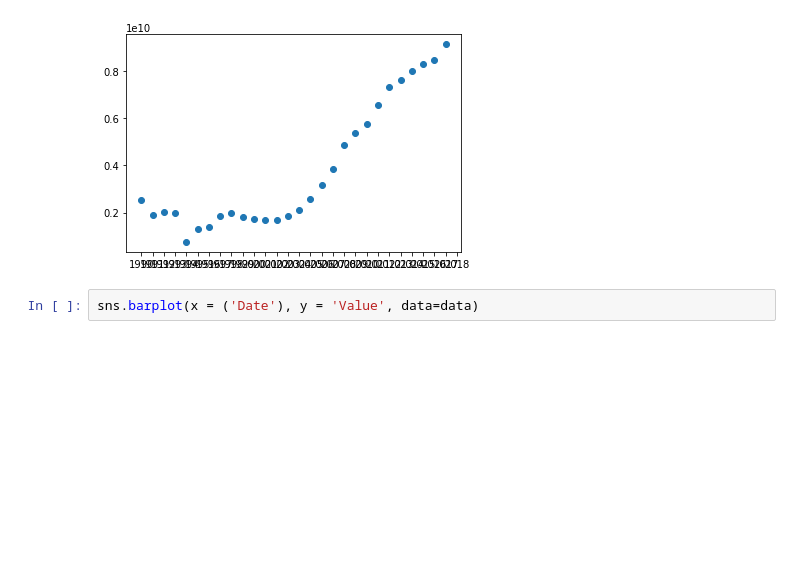
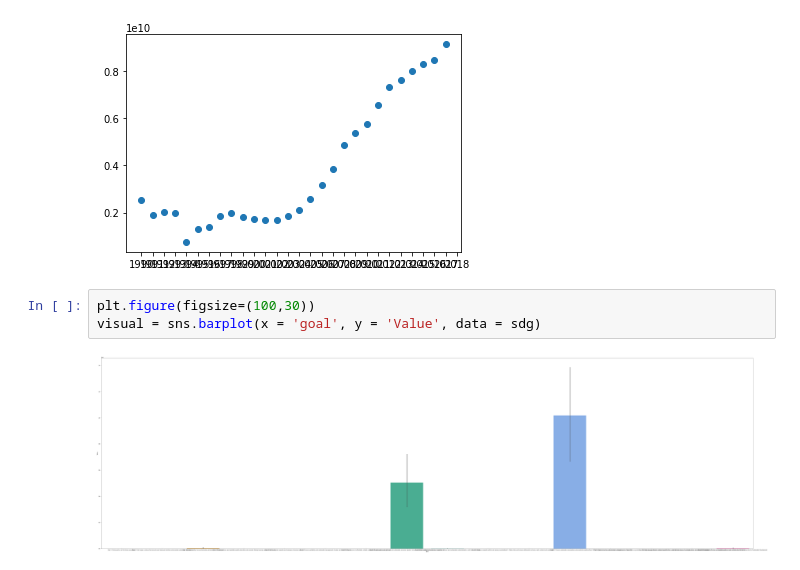
Before and after one commit to OmolaraAdisa/Omolara_capstone_project, a Jupyter notebook: Standard of living.ipynb, the cells around one changed output. Saved outputs shown, nothing was run; the diff lists cells and outputs as text; blank space fills up the shorter version.

```diff
--- a/Standard of living.ipynb
+++ b/Standard of living.ipynb
@@ -361,4 +404,7 @@ plt.scatter(years, gdp)
 <matplotlib.collections.PathCollection at 0x...>
 [figure]
 # %%
-sns.barplot(x = ('Date'), y = 'Value', data=data)
+plt.figure(figsize=(100,30))
+visual = sns.barplot(x = 'goal', y = 'Value', data = sdg)
+# %% [output]
+[figure, added]
```
Also changed, not shown: parts of 10 cells of this notebook.
